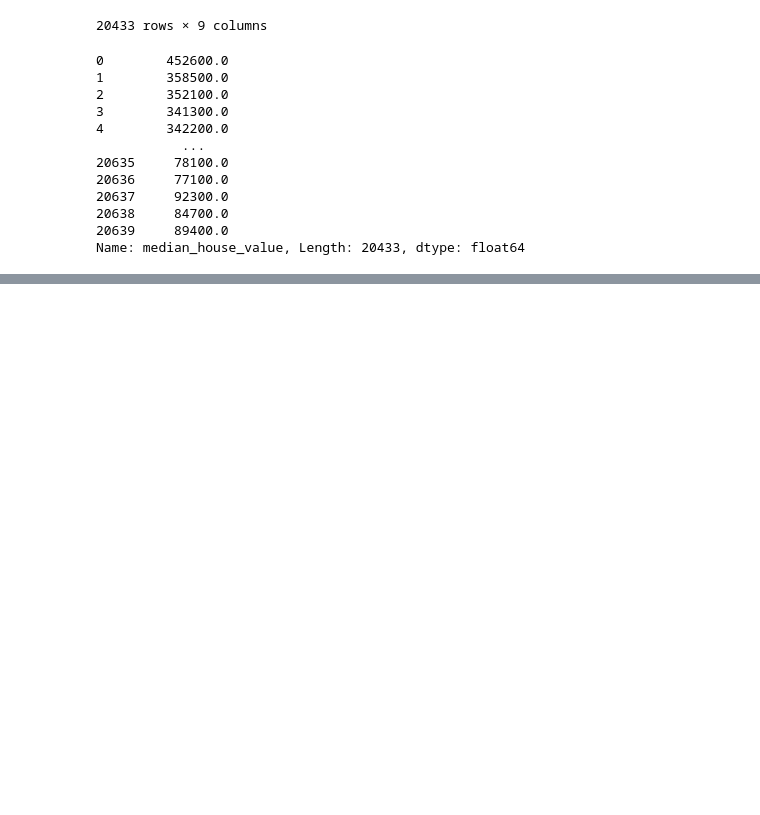
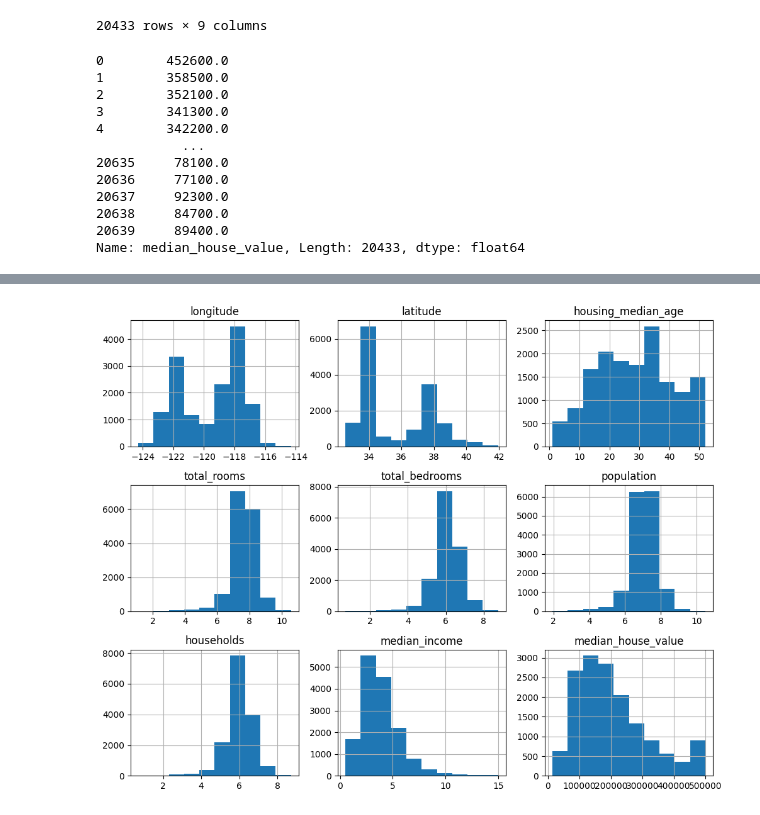
Before and after one commit to mridulmiglani09/CaliPrice, a Jupyter notebook: House_Prediction_Analysis.ipynb, the cells around one changed output, grey strips where cells are left out. Saved outputs shown, nothing was run; the diff lists cells and outputs as text; code cells hidden in the pictures; blank space fills up the shorter version.

```diff
--- a/House_Prediction_Analysis.ipynb
+++ b/House_Prediction_Analysis.ipynb
@@ -155,3 +160,8 @@ plt.tight_layout()
+# %%
+train_data.hist(figsize=(10,8))
+plt.tight_layout()
+# %% [output]
+[figure, added]
 # %%
 train_data.ocean_proximity.value_counts()
 # %% [output]
```
Also changed, not shown: parts of 27 cells of this notebook.
